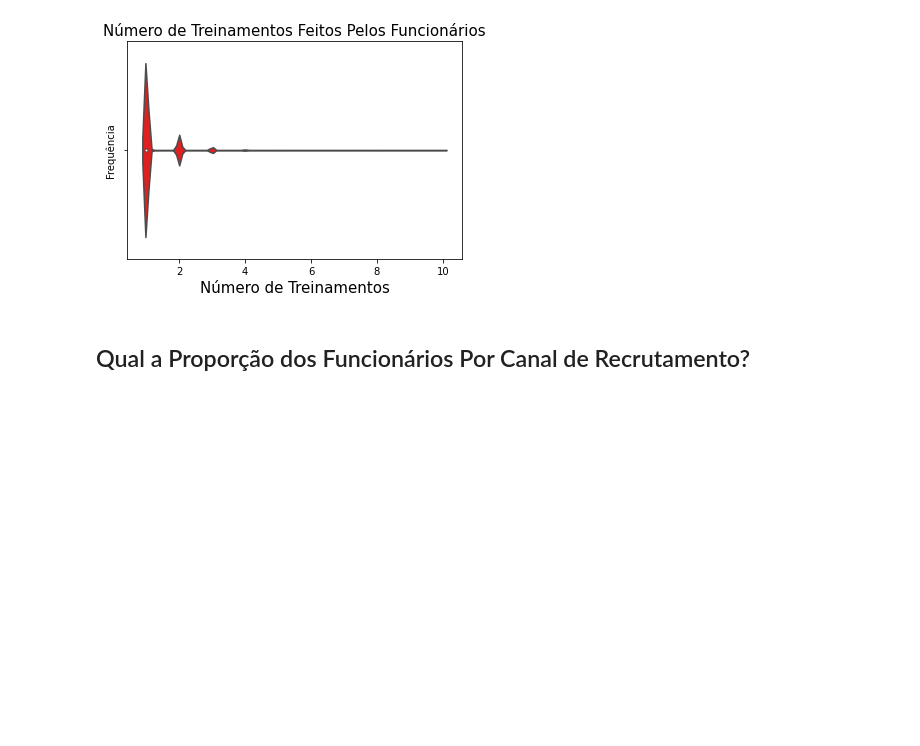
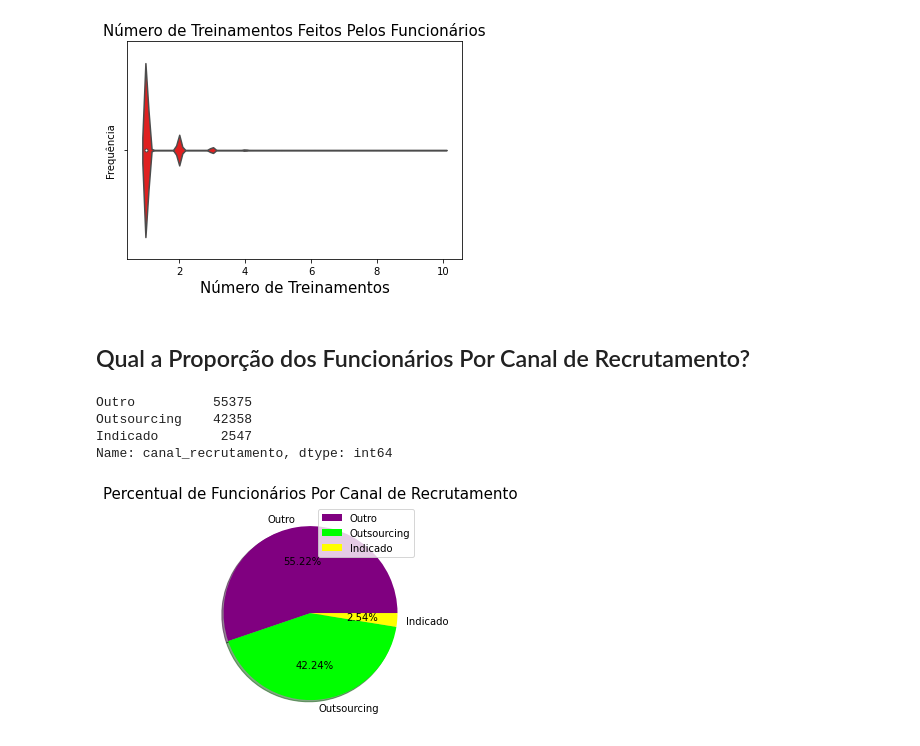
Before and after one commit to Antar4s/EDA, a Jupyter notebook: notebook/02_dadosRH.ipynb, the cells around one changed output. Drawn from its saved outputs; the diff is of its cells as text; code cells hidden in the pictures; blank space fills up the shorter version.

```diff
--- a/notebook/02_dadosRH.ipynb
+++ b/notebook/02_dadosRH.ipynb
@@ -212,3 +212,22 @@ plt.show()
 [figure]
 # %% [markdown]
 ## Qual a Proporção dos Funcionários Por Canal de Recrutamento?
+# %%
+dadosRH_balanceados['canal_recrutamento'].value_counts()
+# %% [output]
+Outro          55375
+Outsourcing    42358
+Indicado        2547
+Name: canal_recrutamento, dtype: int64
+# %%
+fatias = [55375, 42358, 2547]
+labels = "Outro", "Outsourcing", "Indicado"
+colors = ['purple','lime','yellow']
+explode = [0, 0, 0]
+plt.pie(fatias, labels = labels, colors = colors, explode = explode, shadow = True, autopct = "%.2f%%")
+plt.title('Percentual de Funcionários Por Canal de Recrutamento', fontsize = 15)
+plt.axis('off')
+plt.legend()
+plt.show()
+# %% [output]
+[figure, added]
```
Also changed, not shown: parts of 2 cells of this notebook.
